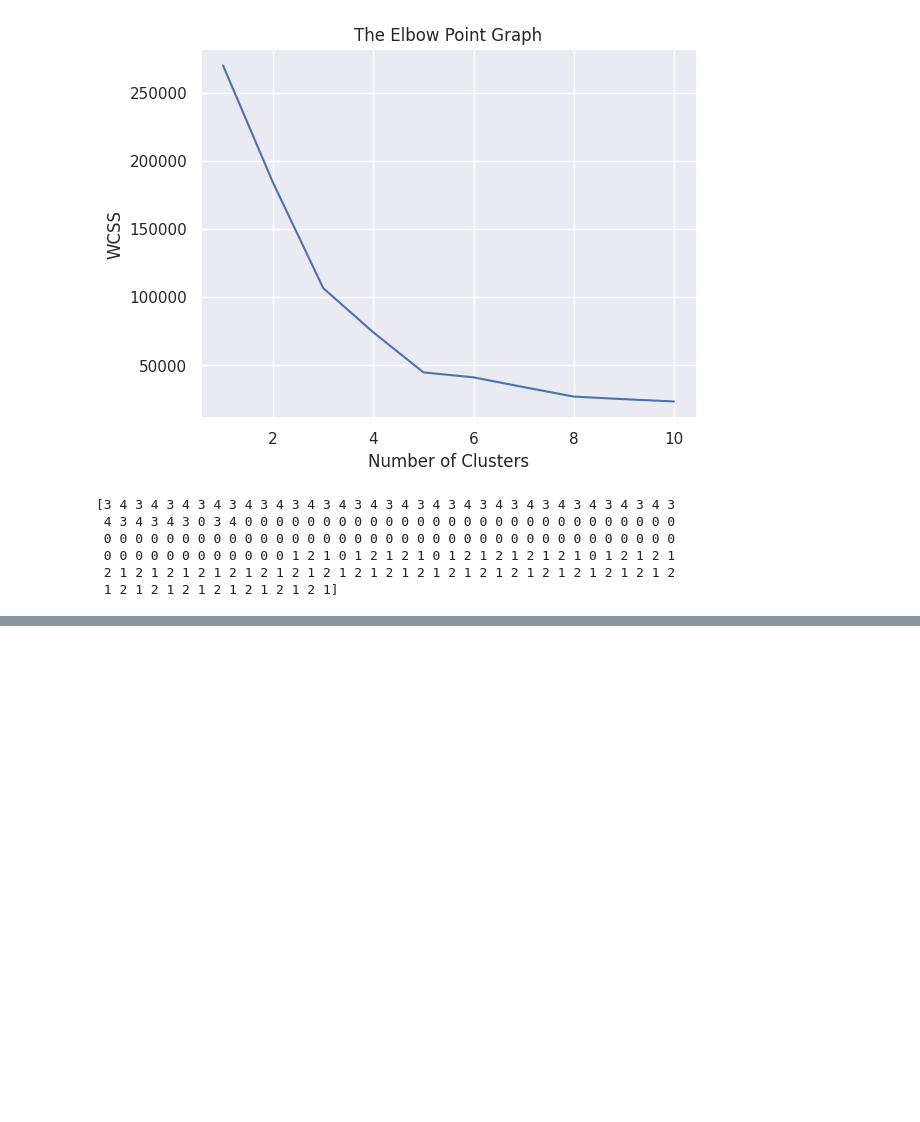
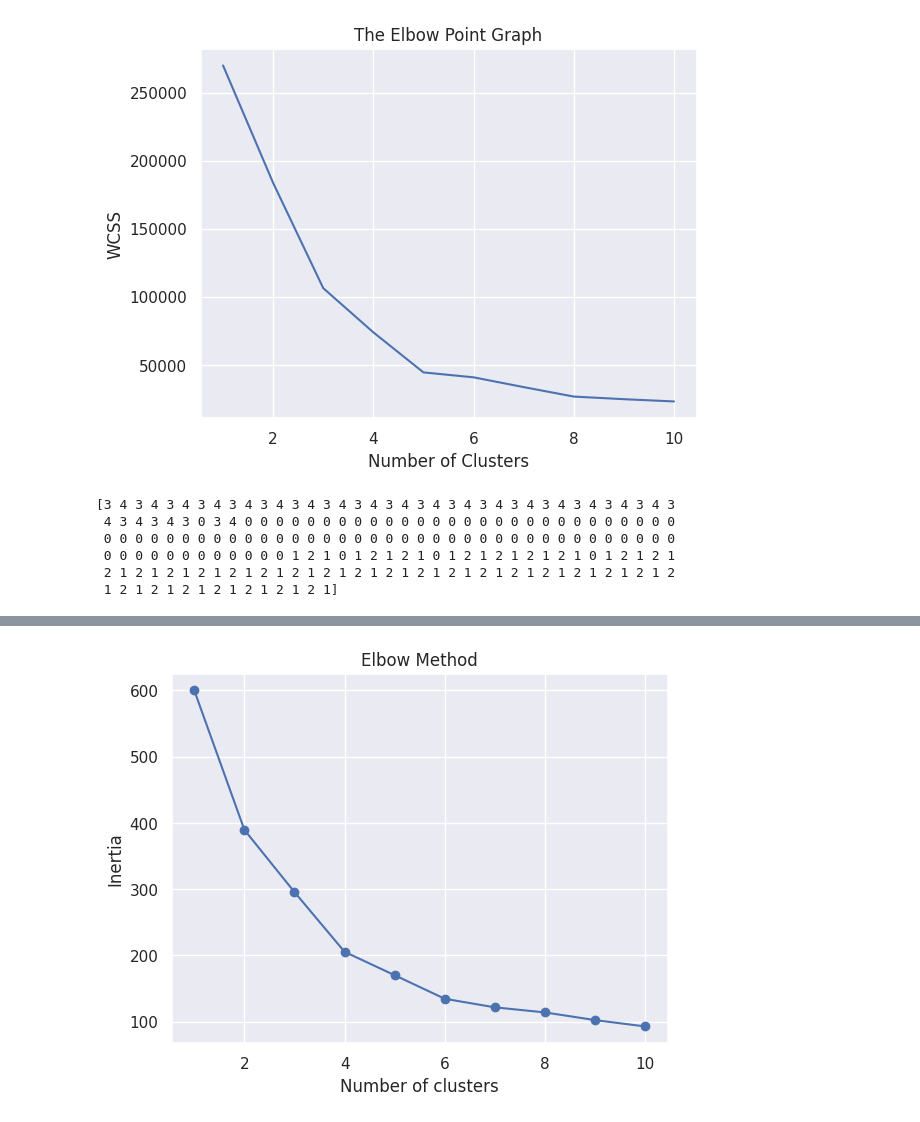
Before and after one commit to TJ-2004/Customer-Segmentation-using-K-Means-Clustering, a Jupyter notebook: Customer_Segmentation_using.ipynb, the cells around one changed output, grey strips where cells are left out. Drawn from its saved outputs; the diff is of its cells as text; code cells hidden in the pictures; blank space fills up the shorter version.

```diff
--- a/Customer_Segmentation_using.ipynb
+++ b/Customer_Segmentation_using.ipynb
@@ -140,0 +149,3 @@ plt.show()
+# %%
+data = pd.read_csv('/content/Mall_Customers.csv')
+data.head()
@@ -140,0 +159,23 @@ plt.show()
+# %%
+# Step 3: Select Features for Clustering
+# Replace column names with actual numeric columns from your dataset
+X = data[['Age', 'Annual Income (k$)', 'Spending Score (1-100)']]
+# %%
+# Step 4: Scale Features
+scaler = StandardScaler()
+X_scaled = scaler.fit_transform(X)
+# %%
+# Step 5: Find Optimal Clusters using Elbow Method
+inertia = []
+for k in range(1, 11):
+    kmeans = KMeans(n_clusters=k, random_state=42)
+    kmeans.fit(X_scaled)
+    inertia.append(kmeans.inertia_)
+# %%
+plt.plot(range(1, 11), inertia, marker='o')
+plt.xlabel('Number of clusters')
+plt.ylabel('Inertia')
+plt.title('Elbow Method')
+plt.show()
+# %% [output]
+[figure, added]
```
Also changed, not shown: parts of 6 cells of this notebook.
